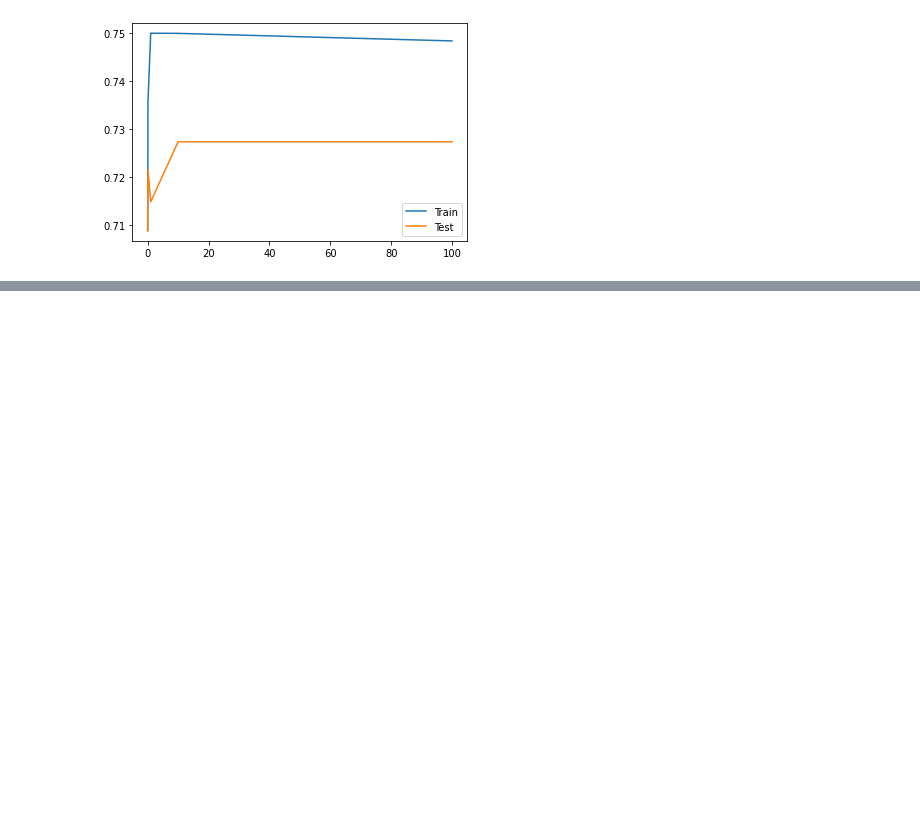
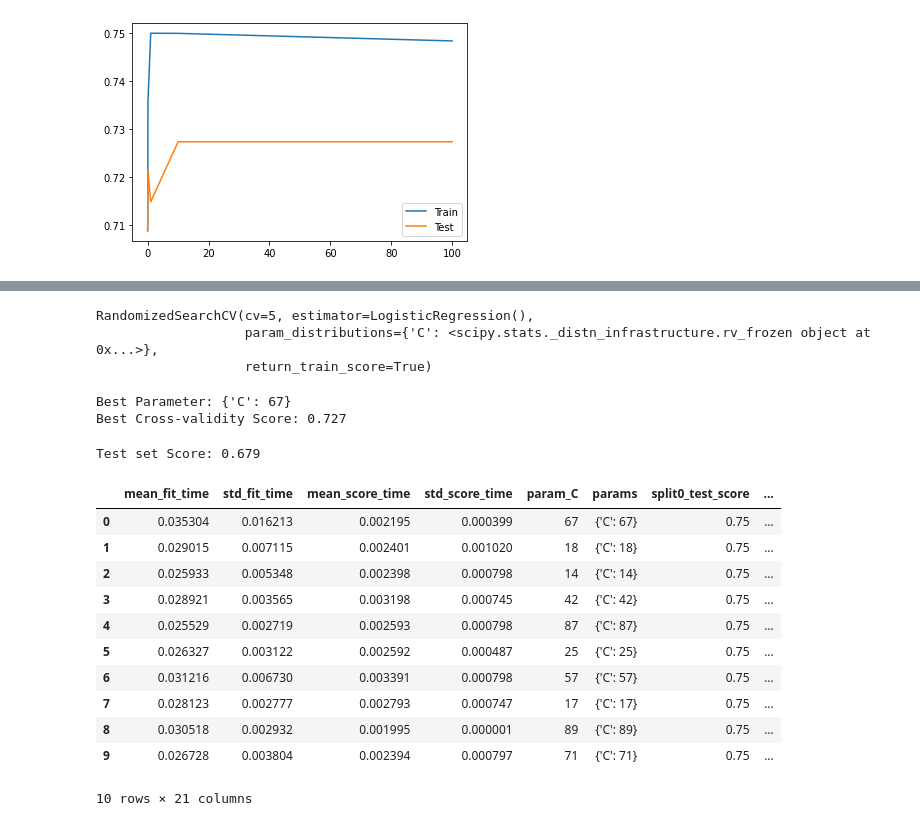
Before and after one commit to wanjuson/analyst_engineer, a Jupyter notebook: B3_5 model evaluation.ipynb, the cells around one changed output, grey strips where cells are left out. Cells and saved outputs as stored; diff of their text form; code cells hidden in the pictures; blank space fills up the shorter version.

```diff
--- a/B3_5 model evaluation.ipynb
+++ b/B3_5 model evaluation.ipynb
@@ -70,0 +81,41 @@ plt.legend()
+# %%
+# 랜덤서치를 로지스틱 모델에 적용하여 훈련데이터 학습
+# 교차검증(cv) 5 설정, 훈련데이터 정확도 결과 제시하기(True)
+random_search=RandomizedSearchCV(LogisticRegression(),
+                                 param_distributions=param_distribs, cv=5,
+                                 # n_iter=100, 랜덤횟수 디폴트=10
+                                return_train_score=True)
+random_search.fit(X_train, y_train)
+# %% [output]
+RandomizedSearchCV(cv=5, estimator=LogisticRegression(),
+                   param_distributions={'C': <scipy.stats._distn_infrastructure.rv_frozen object at 0x...>},
+                   return_train_score=True)
+# %%
+# 정확도가 가장 높은 하이퍼파라미터(C) 및 정확도 제시
+print("Best Parameter: {}".format(random_search.best_params_))
+print("Best Cross-validity Score: {:.3f}".format(random_search.best_score_))
+# %% [output]
+Best Parameter: {'C': 67}
+Best Cross-validity Score: 0.727
+# %%
+# 테스트 데이터에 최적 텀색 하이퍼 파라미터 적용 정확도 결과
+print("Test set Score: {:.3f}".format(random_search.score(X_test, y_test)))
+# %% [output]
+Test set Score: 0.679
+# %%
+# 랜덤서치 하이퍼파라미터별 상세 결과값
+result_random = random_search.cv_results_
+pd.DataFrame(result_random)
+# %% [output]
+|  | mean_fit_time | std_fit_time | mean_score_time | std_score_time | param_C | params | split0_test_score | ... |
+| 0 | 0.035304 | 0.016213 | 0.002195 | 0.000399 | 67 | {'C': 67} | 0.75 | ... |
+| 1 | 0.029015 | 0.007115 | 0.002401 | 0.001020 | 18 | {'C': 18} | 0.75 | ... |
+| 2 | 0.025933 | 0.005348 | 0.002398 | 0.000798 | 14 | {'C': 14} | 0.75 | ... |
+| 3 | 0.028921 | 0.003565 | 0.003198 | 0.000745 | 42 | {'C': 42} | 0.75 | ... |
+| 4 | 0.025529 | 0.002719 | 0.002593 | 0.000798 | 87 | {'C': 87} | 0.75 | ... |
+| 5 | 0.026327 | 0.003122 | 0.002592 | 0.000487 | 25 | {'C': 25} | 0.75 | ... |
+| 6 | 0.031216 | 0.006730 | 0.003391 | 0.000798 | 57 | {'C': 57} | 0.75 | ... |
+| 7 | 0.028123 | 0.002777 | 0.002793 | 0.000747 | 17 | {'C': 17} | 0.75 | ... |
+| 8 | 0.030518 | 0.002932 | 0.001995 | 0.000001 | 89 | {'C': 89} | 0.75 | ... |
+| 9 | 0.026728 | 0.003804 | 0.002394 | 0.000797 | 71 | {'C': 71} | 0.75 | ... |
+10 rows × 21 columns
```
Also changed, not shown: parts of 4 cells of this notebook.
